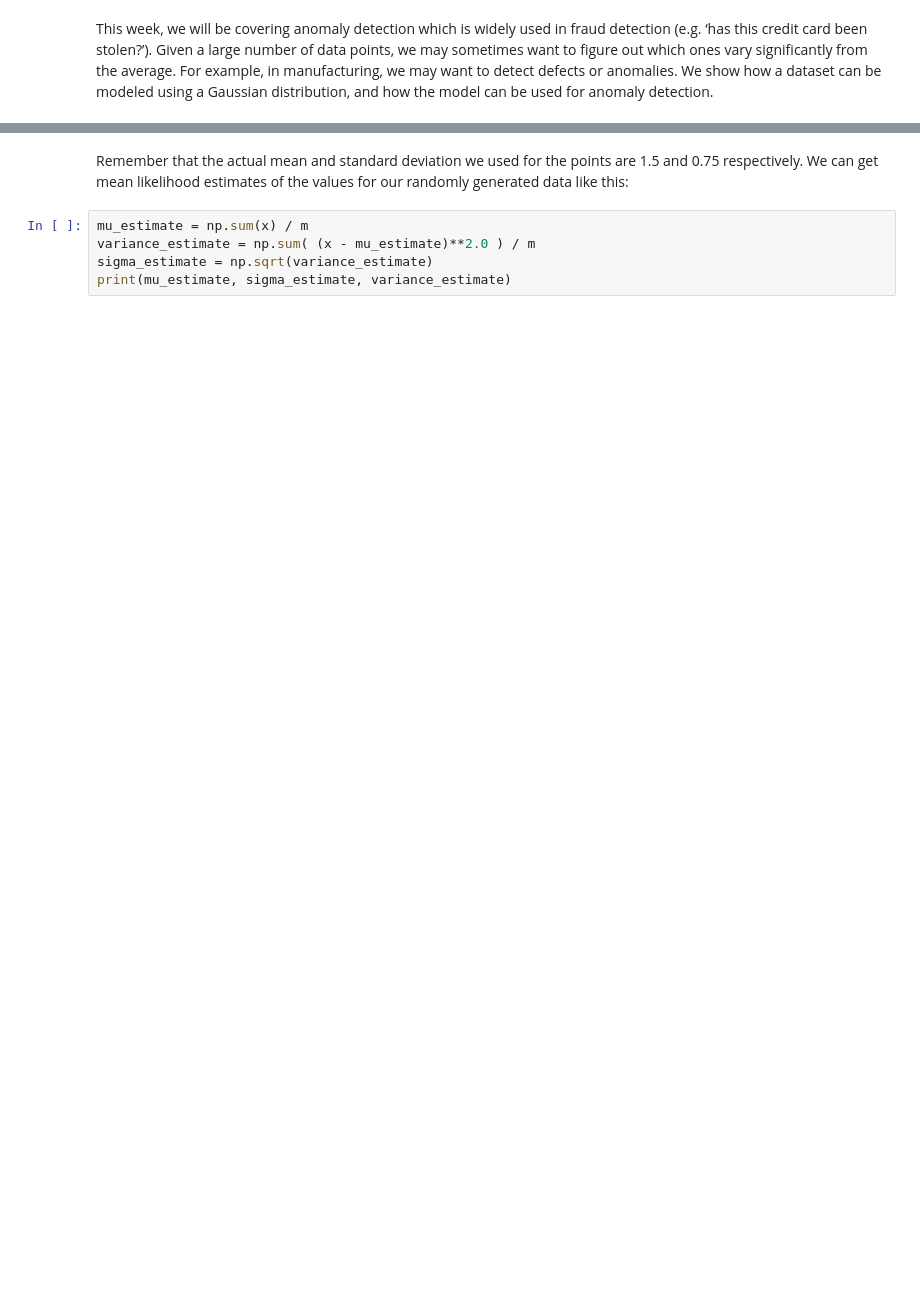
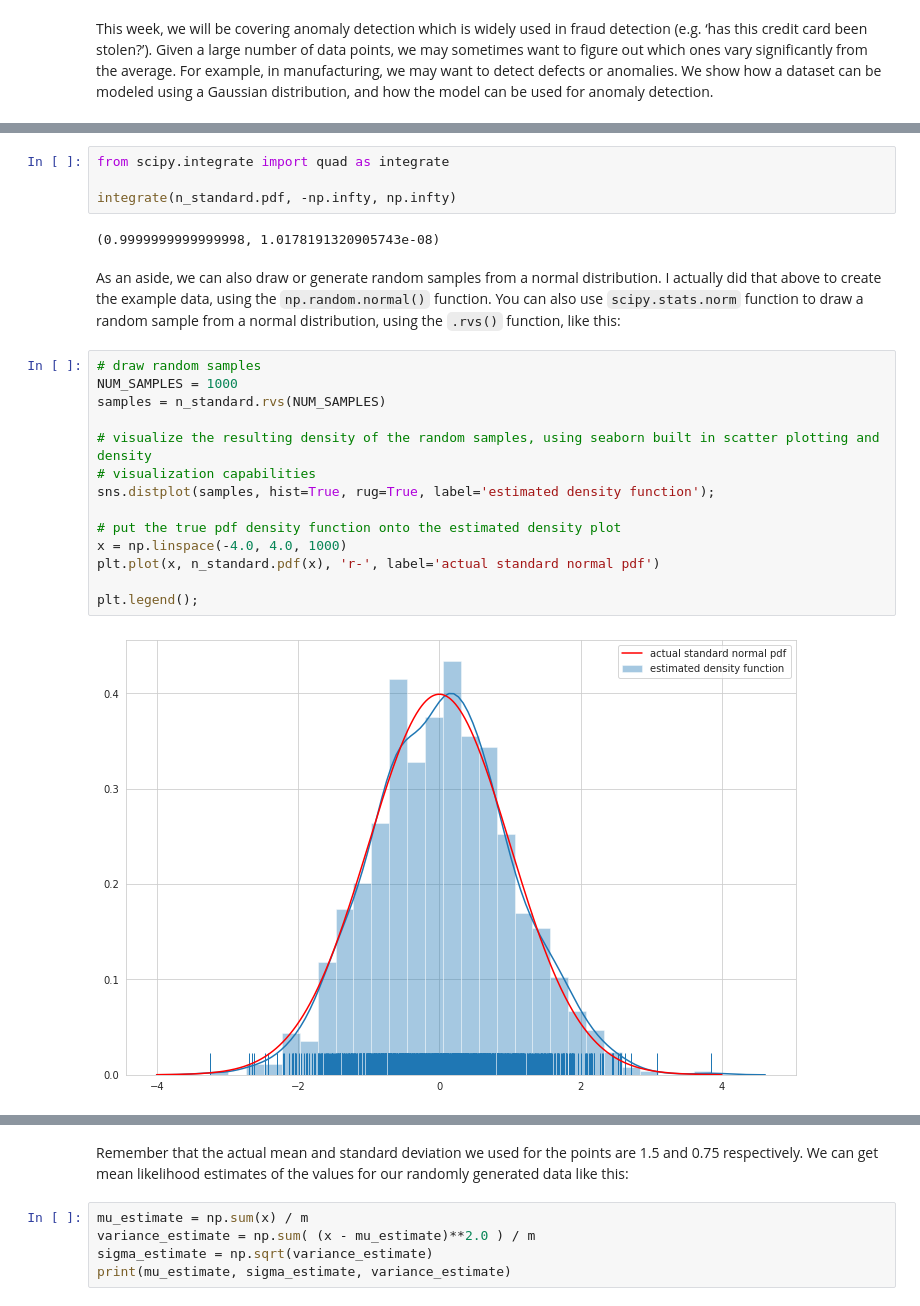
Before and after one commit to tgrasty/CSCI574-Machine-Learning, a Jupyter notebook: lectures/Lecture-13-Anomaly-Detection.ipynb, the cells around one changed output, grey strips where cells are left out. Drawn from its saved outputs; the diff is of its cells as text; blank space fills up the shorter version.

```diff
--- a/lectures/Lecture-13-Anomaly-Detection.ipynb
+++ b/lectures/Lecture-13-Anomaly-Detection.ipynb
@@ -16 +143,27 @@ This week, we will be covering anomaly detection which is widely used in fraud d
+# %%
+from scipy.integrate import quad as integrate
+
+integrate(n_standard.pdf, -np.infty, np.infty)
+# %% [output]
+(0.9999999999999998, 1.0178191320905743e-08)
+# %% [markdown]
+As an aside, we can also draw or generate random samples from a normal distribution. I actually did that above
+to create the example data, using the `np.random.normal()` function.  You can also use `scipy.stats.norm`
+function to draw a random sample from a normal distribution, using the `.rvs()` function, like this:
+# %%
+# draw random samples
+NUM_SAMPLES = 1000
+samples = n_standard.rvs(NUM_SAMPLES)
+
+# visualize the resulting density of the random samples, using seaborn built in scatter plotting and density
+# visualization capabilities
+sns.distplot(samples, hist=True, rug=True, label='estimated density function');
+
+# put the true pdf density function onto the estimated density plot
+x = np.linspace(-4.0, 4.0, 1000)
+plt.plot(x, n_standard.pdf(x), 'r-', label='actual standard normal pdf')
+
+plt.legend();
+# %% [output]
+[figure, added]
 # %% [markdown]
```
Also changed, not shown: parts of 20 cells of this notebook.
